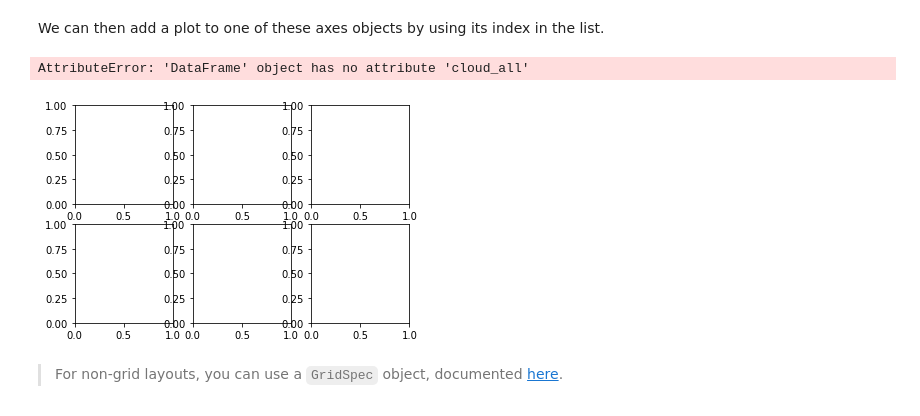
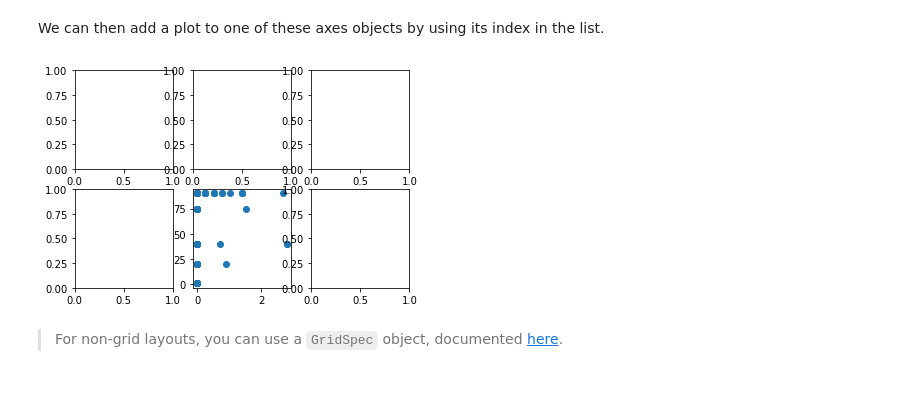
Before and after one commit to mat10599/python_for_data_science, a Jupyter notebook: session2/session-two-teaching-questions.ipynb, the cells around one changed output. Drawn from its saved outputs; the diff is of its cells as text; code cells hidden in the pictures.

```diff
--- a/session2/session-two-teaching-questions.ipynb
+++ b/session2/session-two-teaching-questions.ipynb
@@ -37,7 +37,7 @@ import matplotlib.pyplot as plt
 import pandas as pd
 # %%
 # Import the metro dataset
-metro = pd.read_csv("Metro_Interstate_Traffic_Volume.csv",
+metro = pd.read_csv('Metro_Interstate_Traffic_Volume.cvs',
                     parse_dates=['date_time'])
 
 # Replace specific holidays with Boolean value for presence of any holiday
@@ -166,11 +166,10 @@ We can then add a plot to one of these axes objects by using its index in the li
 # %%
 # Clouds vs rain on axes in row 2, column 2
 fig, axs = plt.subplots(2, 3)
-axs[1][1].scatter(metro_one_week.rain_1h, metro_one_week.cloud_all)
+axs[1][1].scatter(metro_one_week.rain_1h, metro_one_week.clouds_all)
 plt.show()
 # %% [output]
-AttributeError: 'DataFrame' object has no attribute 'cloud_all'
-[figure, old version]
+[figure, new version]
 # %% [markdown]
 > For non-grid layouts, you can use a `GridSpec` object, documented [here](https://matplotlib.org/2.0.2/users/gridspec.html#gridspec-and-subplotspec).
 # %% [markdown]
```
Also changed, not shown: parts of 5 cells of this notebook, 6 other files.
